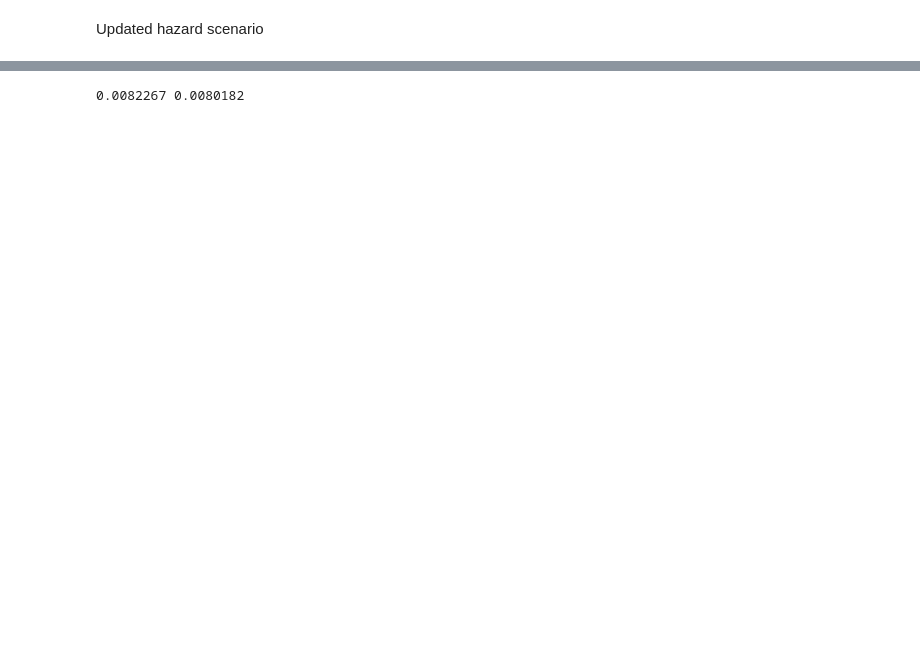
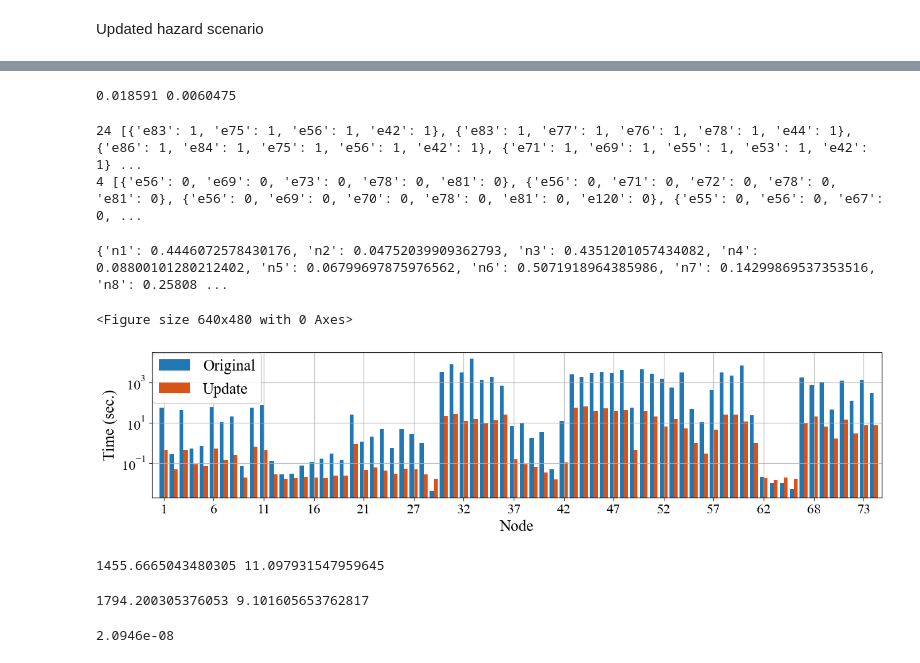
Before and after one commit to jieunbyun/BNS-JT, a Jupyter notebook: BNS_JT/demos/pf_map/plot.ipynb, the cells around one changed output, grey strips where cells are left out. Cells and saved outputs as stored; diff of their text form; code cells hidden in the pictures; blank space fills up the shorter version.

```diff
--- a/BNS_JT/demos/pf_map/plot.ipynb
+++ b/BNS_JT/demos/pf_map/plot.ipynb
@@ -290,5 +313,72 @@ draw_pf_map(node_coords, node_pfs1d, arcs, cfg.infra['eq']['s1']['epicentre'], o
 # %%
-node = 'n39'
-print(node_pfs[node], node_pfs1d[node])
+node = 'n67'
+print(node_pfs[node], node_pfs2[node])
 # %% [output]
-0.0082267 0.0080182
+0.018591 0.0060475
+# %%
+node = 'n43'
+#print(node_pfs[node], node_pfs1d[node])
+
+with open( output_path / f"rules_{node}.pk", "rb" ) as f:
+    rules = pickle.load(f)
+
+print(len(rules['s']), rules['s'])
+print(len(rules['f']), rules['f'])
+# %% [output]
+24 [{'e83': 1, 'e75': 1, 'e56': 1, 'e42': 1}, {'e83': 1, 'e77': 1, 'e76': 1, 'e78': 1, 'e44': 1}, {'e86': 1, 'e84': 1, 'e75': 1, 'e56': 1, 'e42': 1}, {'e71': 1, 'e69': 1, 'e55': 1, 'e53': 1, 'e42': 1} ...
+4 [{'e56': 0, 'e69': 0, 'e73': 0, 'e78': 0, 'e81': 0}, {'e56': 0, 'e71': 0, 'e72': 0, 'e78': 0, 'e81': 0}, {'e56': 0, 'e69': 0, 'e70': 0, 'e78': 0, 'e81': 0, 'e120': 0}, {'e55': 0, 'e56': 0, 'e67': 0, ...
+# %%
+times = {k: v for k, v in brc_times.items()}
+for k in mcs_times:
+    times[k] += mcs_times[k]
+# %%
+print(times2)
+# %% [output]
+{'n1': 0.4446072578430176, 'n2': 0.04752039909362793, 'n3': 0.4351201057434082, 'n4': 0.08800101280212402, 'n5': 0.06799697875976562, 'n6': 0.5071918964385986, 'n7': 0.14299869537353516, 'n8': 0.25808 ...
+# %%
+width = 0.8  # the width of the bars
+group_width = 2.0  # the width of the bars
+
+mpl.rcParams['font.size'] = 16
+mpl.rcParams['font.family'] = 'Times New Roman'
+
+plt.figure()
+plt.figure(figsize=(15, 3))
+
+# Plot the first set of data
+plt.bar([x * group_width for x in range(len(times.keys()))], list(times.values()), width, label='Original')
+
+# Plot the second set of data
+plt.bar([x * group_width + width for x in range(len(times2.keys()))], list(times2.values()), width, label='Update', color=(0.8500, 0.3250, 0.0980))
+
+# Set x-ticks every 10 labels
+keys = [k[1:] for k in times.keys()]
+plt.xticks([x * group_width + width/2 for x in range(0, len(times), 5)], keys[::5])
+
+plt.xlim(-group_width, len(times.keys()) * group_width)
+plt.legend(fontsize=18, bbox_to_anchor=(0.161, 1.049))
+plt.grid(True)
+plt.yscale('log')
+
+plt.xlabel('Node', fontsize=18)
+plt.ylabel('Time (sec.)', fontsize=18)
+
+plt.savefig('times.png', dpi=500)
+%matplotlib inline
+plt.show()
+# %% [output]
+<Figure size 640x480 with 0 Axes>
+[figure, added]
+# %%
+print(sum([v for v in times.values()])/60, sum([v for v in times2.values()])/60)
+# %% [output]
+1455.6665043480305 11.097931547959645
+# %%
+node = 'n67'
+print(times[node], times2[node])
+# %% [output]
+1794.200305376053 9.101605653762817
+# %%
+node_pfs['n1']
+# %% [output]
+2.0946e-08
```
Also changed, not shown: parts of 17 cells of this notebook.
